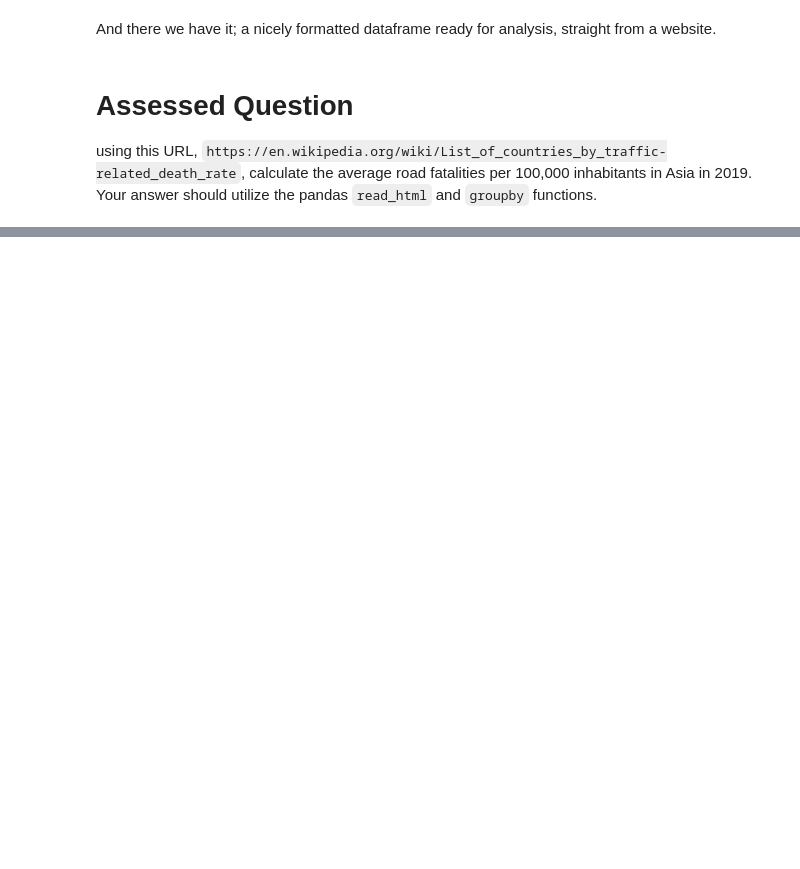
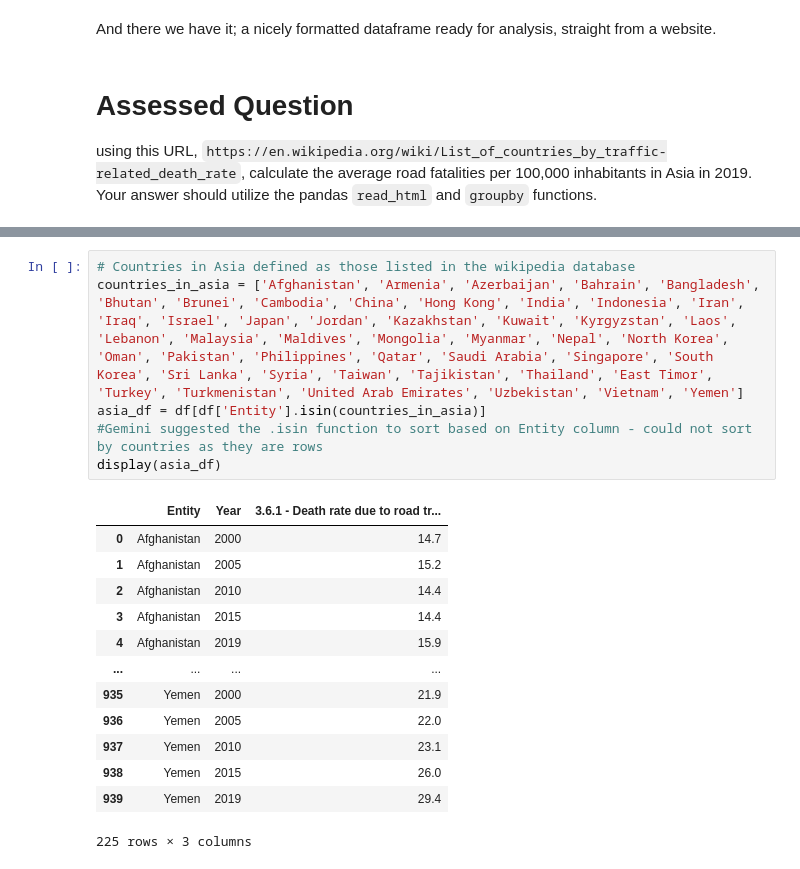
Before and after one commit to rebeccarlredmayne-cmd/QM2, a Jupyter notebook: W2_Working_with_Data_in_Pandas.ipynb, the cells around one changed output, grey strips where cells are left out. Cells and saved outputs as stored; diff of their text form; blank space fills up the shorter version.

```diff
--- a/W2_Working_with_Data_in_Pandas.ipynb
+++ b/W2_Working_with_Data_in_Pandas.ipynb
@@ -485,0 +412,20 @@ HTTPError: HTTP Error 403: Forbidden
+# %%
+# Countries in Asia defined as those listed in the wikipedia database
+countries_in_asia = ['Afghanistan', 'Armenia', 'Azerbaijan', 'Bahrain', 'Bangladesh', 'Bhutan', 'Brunei', 'Cambodia', 'China', 'Hong Kong', 'India', 'Indonesia', 'Iran', 'Iraq', 'Israel', 'Japan', 'Jordan', 'Kazakhstan', 'Kuwait', 'Kyrgyzstan', 'Laos', 'Lebanon', 'Malaysia', 'Maldives', 'Mongolia', 'Myanmar', 'Nepal', 'North Korea', 'Oman', 'Pakistan', 'Philippines', 'Qatar', 'Saudi Arabia', 'Singapore', 'South Korea', 'Sri Lanka', 'Syria', 'Taiwan', 'Tajikistan', 'Thailand', 'East Timor', 'Turkey', 'Turkmenistan', 'United Arab Emirates', 'Uzbekistan', 'Vietnam', 'Yemen']
+asia_df = df[df['Entity'].isin(countries_in_asia)]
+#Gemini suggested the .isin function to sort based on Entity column - could not sort by countries as they are rows
+display(asia_df)
+# %% [output]
+|  | Entity | Year | 3.6.1 - Death rate due to road tr... |
+| 0 | Afghanistan | 2000 | 14.7 |
+| 1 | Afghanistan | 2005 | 15.2 |
+| 2 | Afghanistan | 2010 | 14.4 |
+| 3 | Afghanistan | 2015 | 14.4 |
+| 4 | Afghanistan | 2019 | 15.9 |
+| ... | ... | ... | ... |
+| 935 | Yemen | 2000 | 21.9 |
+| 936 | Yemen | 2005 | 22.0 |
+| 937 | Yemen | 2010 | 23.1 |
+| 938 | Yemen | 2015 | 26.0 |
+| 939 | Yemen | 2019 | 29.4 |
+225 rows × 3 columns
```
Also changed, not shown: parts of 16 cells of this notebook.
